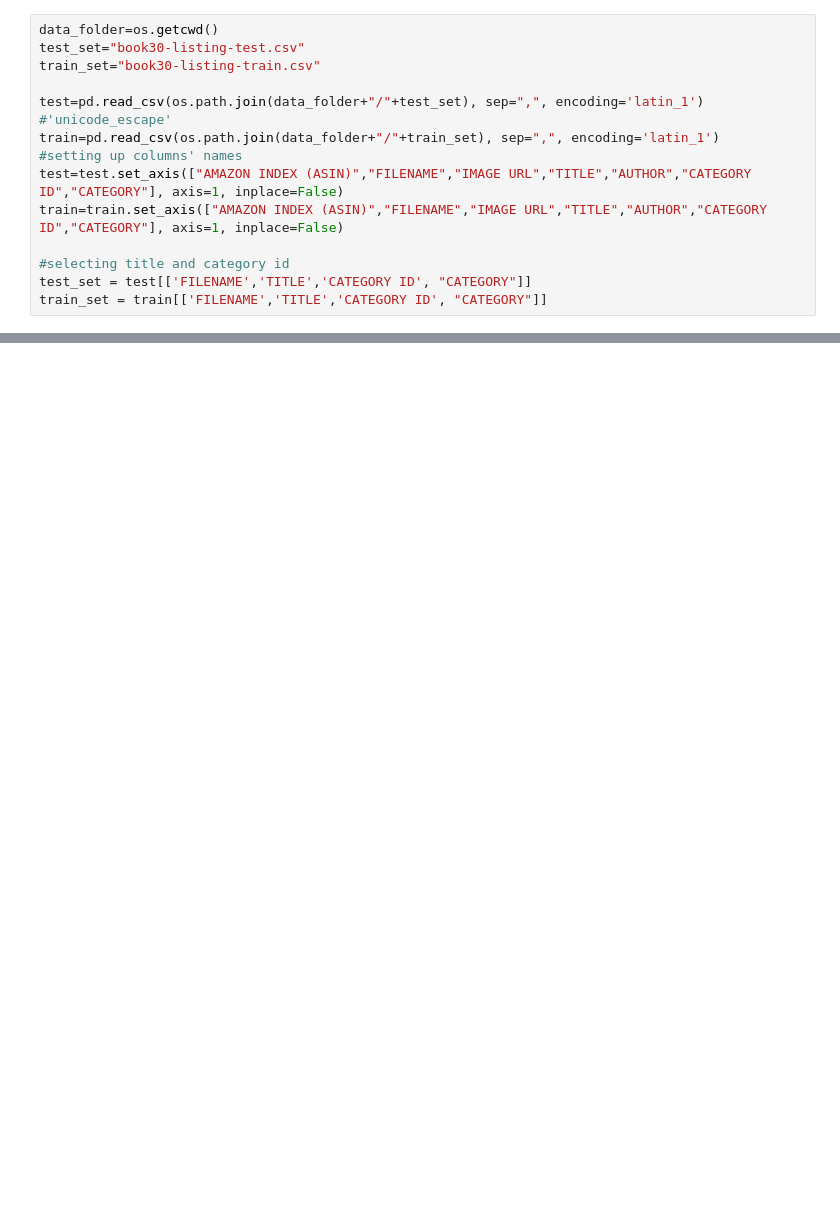
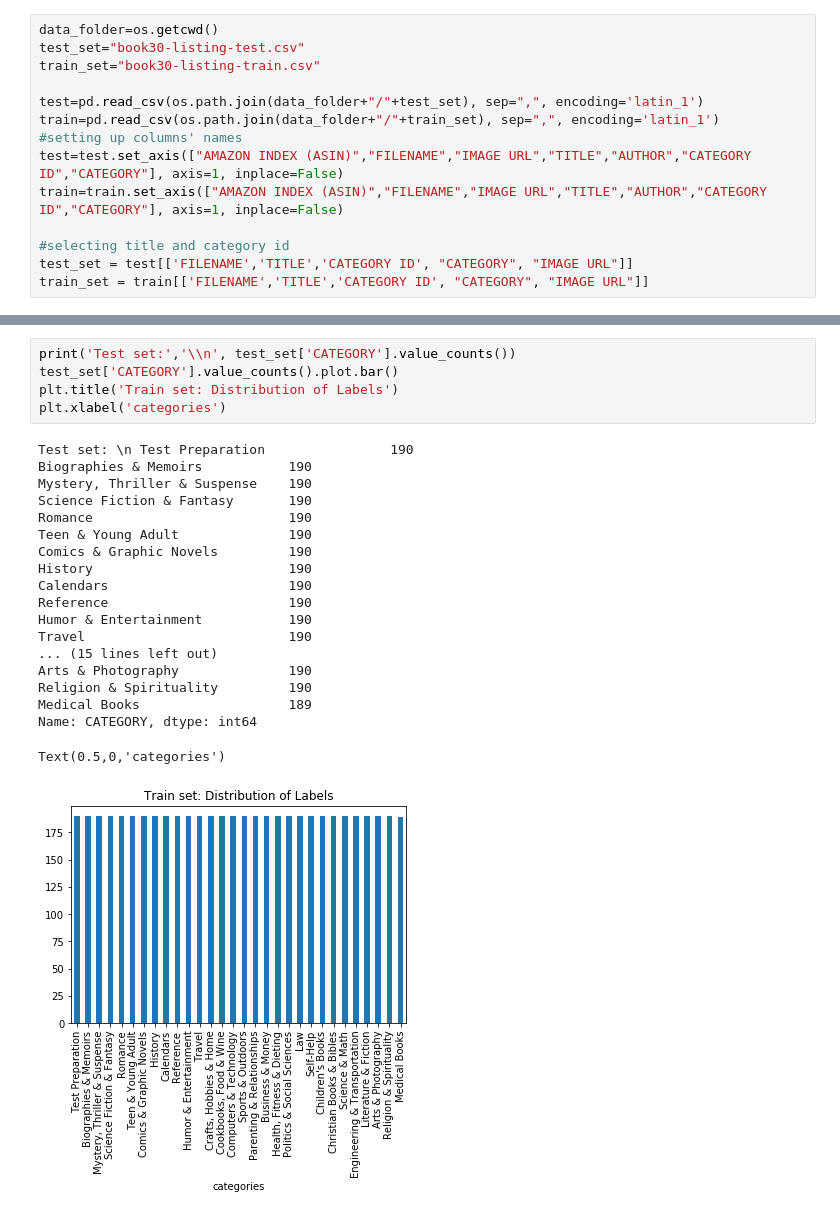
Before and after one commit to klaudiabiczysko/aics-project, a Jupyter notebook: code/Text + image.ipynb, the cells around one changed output, grey strips where cells are left out. Drawn from its saved outputs; the diff is of its cells as text; blank space fills up the shorter version.

```diff
--- a/code/Text + image.ipynb
+++ b/code/Text + image.ipynb
@@ -27,15 +29,15 @@ data_folder=os.getcwd()
 test_set="book30-listing-test.csv"
 train_set="book30-listing-train.csv"
 
-test=pd.read_csv(os.path.join(data_folder+"/"+test_set), sep=",", encoding='latin_1') #'unicode_escape'
+test=pd.read_csv(os.path.join(data_folder+"/"+test_set), sep=",", encoding='latin_1')
 train=pd.read_csv(os.path.join(data_folder+"/"+train_set), sep=",", encoding='latin_1')
 #setting up columns' names
 test=test.set_axis(["AMAZON INDEX (ASIN)","FILENAME","IMAGE URL","TITLE","AUTHOR","CATEGORY ID","CATEGORY"], axis=1, inplace=False)
 train=train.set_axis(["AMAZON INDEX (ASIN)","FILENAME","IMAGE URL","TITLE","AUTHOR","CATEGORY ID","CATEGORY"], axis=1, inplace=False)
 
 #selecting title and category id
-test_set = test[['FILENAME','TITLE','CATEGORY ID', "CATEGORY"]]
-train_set = train[['FILENAME','TITLE','CATEGORY ID', "CATEGORY"]]
+test_set = test[['FILENAME','TITLE','CATEGORY ID', "CATEGORY", "IMAGE URL"]]
+train_set = train[['FILENAME','TITLE','CATEGORY ID', "CATEGORY", "IMAGE URL"]]
 # %%
 length = len(train_set) + len(test_set)
 print(0.8*length, 0.1* length, 0.1*length)
@@ -49,3 +55,28 @@ print(f'LENGTH OF VALIDATION SET: {len(val_s)}, \
 # %% [output]
 45598.4 5699.8 5699.8
 LENGTH OF VALIDATION SET: 5701,       LENGTH OF TEST SET: 5699,        LENGTH OF TRAIN SET: 45598.
+# %%
+print('Test set:','\\n', test_set['CATEGORY'].value_counts())
+test_set['CATEGORY'].value_counts().plot.bar()
+plt.title('Train set: Distribution of Labels')
+plt.xlabel('categories')
+# %% [output]
+Test set: \n Test Preparation                190
+Biographies & Memoirs           190
+Mystery, Thriller & Suspense    190
+Science Fiction & Fantasy       190
+Romance                         190
+Teen & Young Adult              190
+Comics & Graphic Novels         190
+History                         190
+Calendars                       190
+Reference                       190
+Humor & Entertainment           190
+Travel                          190
+... (15 lines left out)
+Arts & Photography              190
+Religion & Spirituality         190
+Medical Books                   189
+Name: CATEGORY, dtype: int64
+Text(0.5,0,'categories')
+[figure, added]
```
Also changed, not shown: parts of 29 cells of this notebook, 2 other files.
